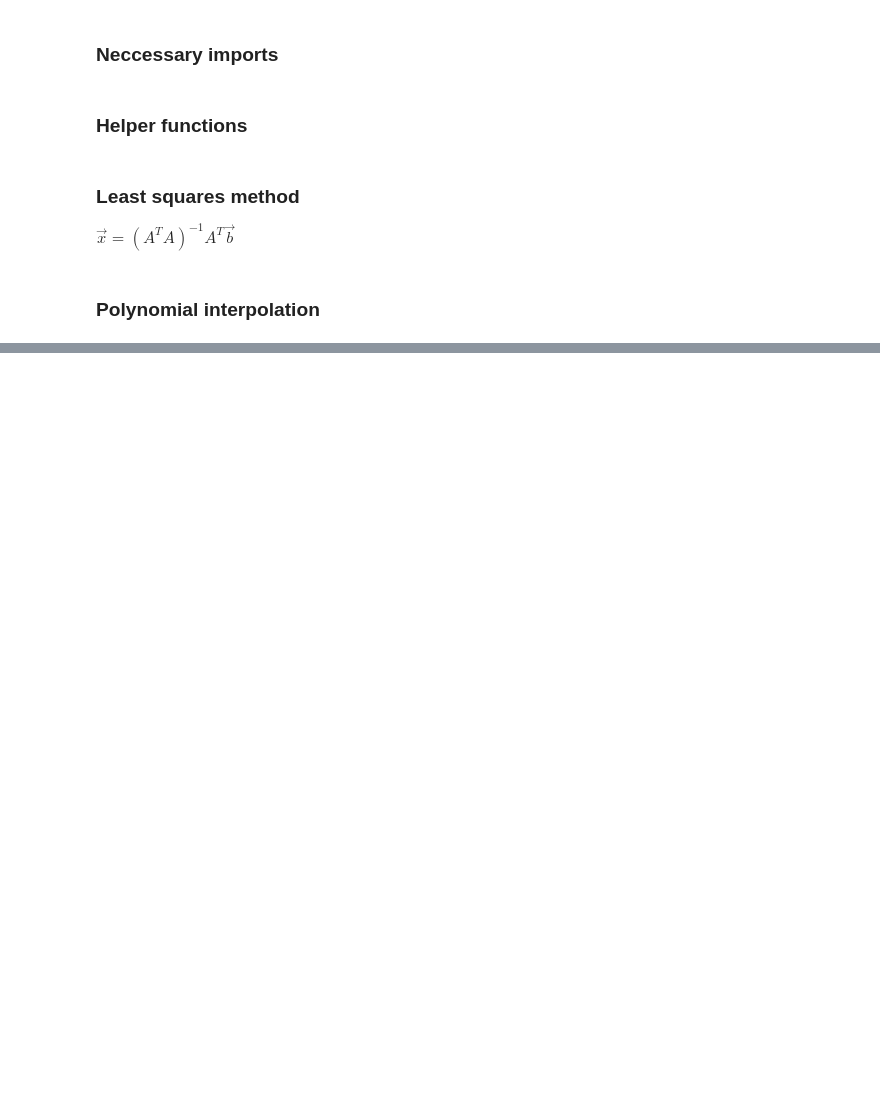
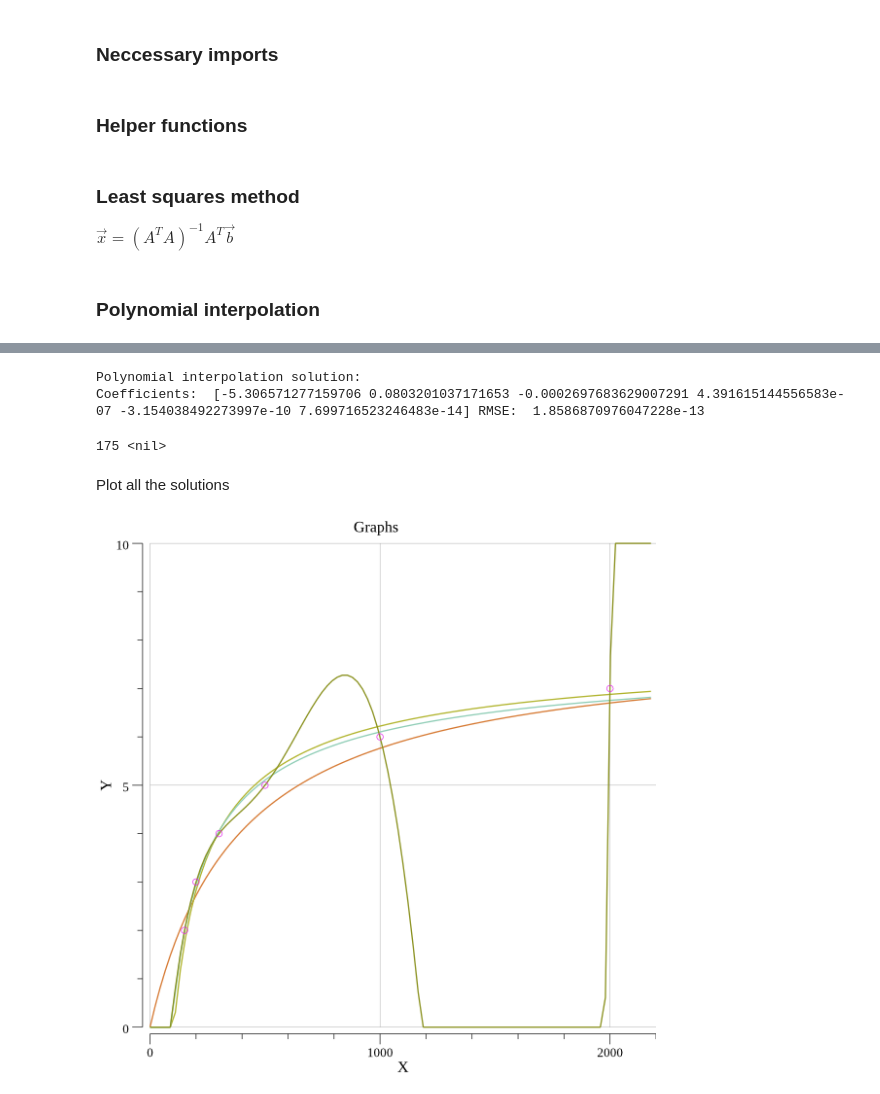
Before and after one commit to KKastberg/nummen, a Jupyter notebook: cmd/lab2/lab2.ipynb, the cells around one changed output, grey strips where cells are left out. Drawn from its saved outputs; the diff is of its cells as text; code cells hidden in the pictures; blank space fills up the shorter version.

```diff
--- a/cmd/lab2/lab2.ipynb
+++ b/cmd/lab2/lab2.ipynb
@@ -214,0 +385,18 @@ Polynomial interpolation solution:  [0 -8.78166723647708 44.165113675259256 -70.
+# %%
+// Solve using polynomial interpolation
+c4 := polynomial_interpolation(x, y)
+func f4(x float64) float64 {var y float64; for i := 0; i < len(c4); i++ {y = y + c4[i]*math.Pow(x, float64(i))}; return y};
+e4 := rmse(x, y, f4)
+fmt.Println("\nPolynomial interpolation solution:")
+fmt.Println("Coefficients: ", c4, "RMSE: ", e4)
+# %% [output]
+Polynomial interpolation solution:
+Coefficients:  [-5.306571277159706 0.0803201037171653 -0.0002697683629007291 4.391615144556583e-07 -3.154038492273997e-10 7.699716523246483e-14] RMSE:  1.8586870976047228e-13
+175 <nil>
+# %% [markdown]
+Plot all the solutions
+# %%
+p := plot_functions(0, 2200, 0, 10, []func(float64) float64{f1, f2, f3, f4}, [][]float64{x}, [][]float64{y})
+display_plot(p)
+# %% [output]
+[figure, added]
```
Also changed, not shown: parts of 15 cells of this notebook.
